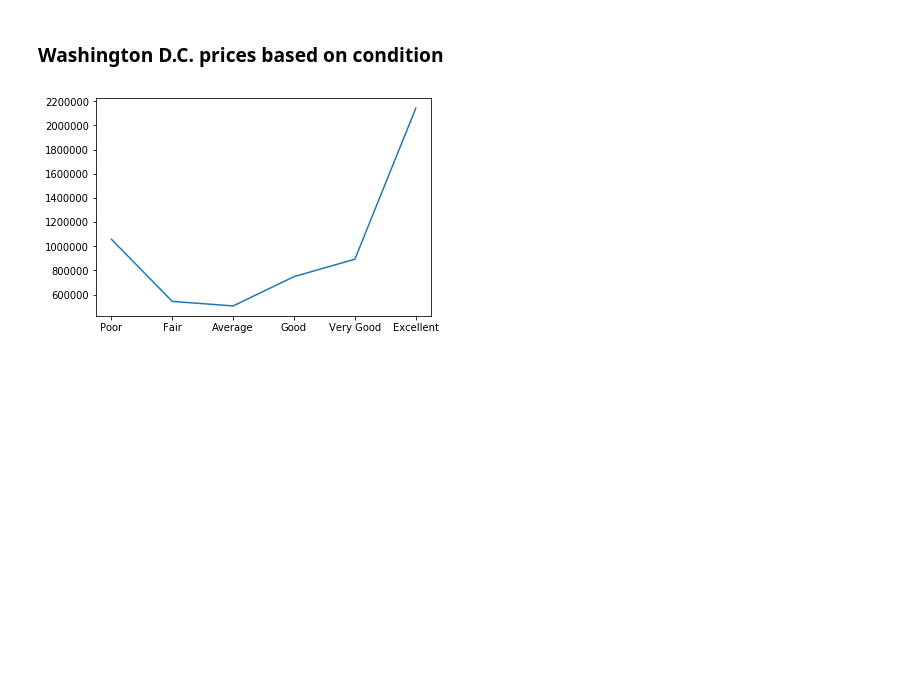
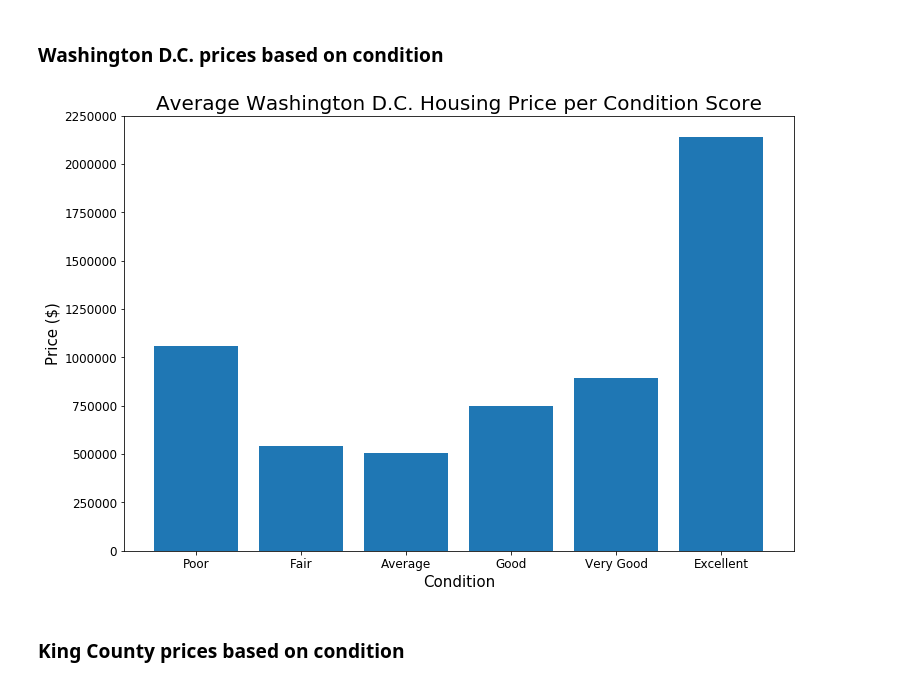
Before and after one commit to gyamane/Springboard, a Jupyter notebook: capstone_project_2/Exploratory_Data_Analysis.ipynb, the cells around one changed output. Saved outputs shown, nothing was run; the diff lists cells and outputs as text; code cells hidden in the pictures; blank space fills up the shorter version.

```diff
--- a/capstone_project_2/Exploratory_Data_Analysis.ipynb
+++ b/capstone_project_2/Exploratory_Data_Analysis.ipynb
@@ -13,12 +13,12 @@ import datetime as dt
 # %%
 # Grab dataframe containing police reports
 # Create df on Macbook
-dc_df = pd.read_csv("/Users/garrettyamane/Desktop/Springboard/capstone_project_2/data/dc_updated.csv")
-kc_df = pd.read_csv("/Users/garrettyamane/Desktop/Springboard/capstone_project_2/data/kc_updated.csv")
+#dc_df = pd.read_csv("/Users/garrettyamane/Desktop/Springboard/capstone_project_2/data/dc_updated.csv")
+#kc_df = pd.read_csv("/Users/garrettyamane/Desktop/Springboard/capstone_project_2/data/kc_updated.csv")
 
 # Create df on PC
-#dc_df = pd.read_csv("/Users/Garrett/Desktop/Springboard/capstone_project_2/data/dc_updated.csv")
-#kc_df = pd.read_csv("/Users/Garrett/Desktop/Springboard/capstone_project_2/data/kc_updated.csv")
+dc_df = pd.read_csv("/Users/Garrett/Desktop/Springboard/capstone_project_2/data/dc_updated.csv")
+kc_df = pd.read_csv("/Users/Garrett/Desktop/Springboard/capstone_project_2/data/kc_updated.csv")
 
 dc_df = dc_df.drop(columns='Unnamed: 0')
 kc_df = kc_df.drop(columns='Unnamed: 0')
@@ -412,8 +412,16 @@ dtype: float64
 ### Washington D.C. prices based on condition
 # %%
 dc_conditions_df = dc_df.groupby(['condition']).mean().reindex(['Poor', 'Fair', 'Average', 'Good', 'Very Good', 'Excellent'])
-# %%
-plt.plot(dc_conditions_df.index, dc_conditions_df.price)
-plt.show()
-# %% [output]
-[figure, removed]
+# %%
+plt.figure(figsize=(12,8))
+plt.bar(dc_conditions_df.index, dc_conditions_df.price)
+plt.title("Average Washington D.C. Housing Price per Condition Score", fontsize=20)
+plt.xlabel("Condition", fontsize=15)
+plt.xticks(fontsize=12)
+plt.yticks(fontsize=12)
+plt.ylabel("Price ($)", fontsize=15)
+plt.show()
+# %% [output]
+[figure, added]
+# %% [markdown]
+### King County prices based on condition
```
Also changed, not shown: parts of 12 cells of this notebook.
